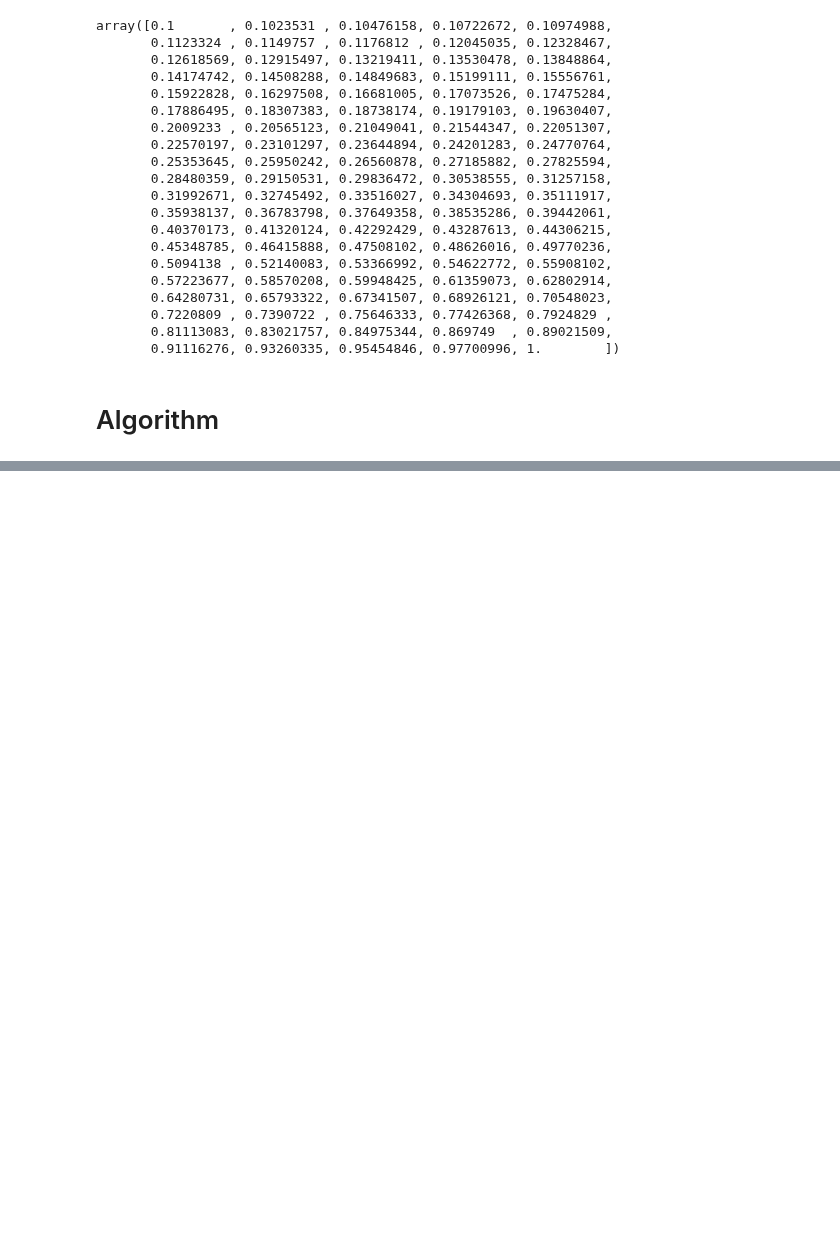
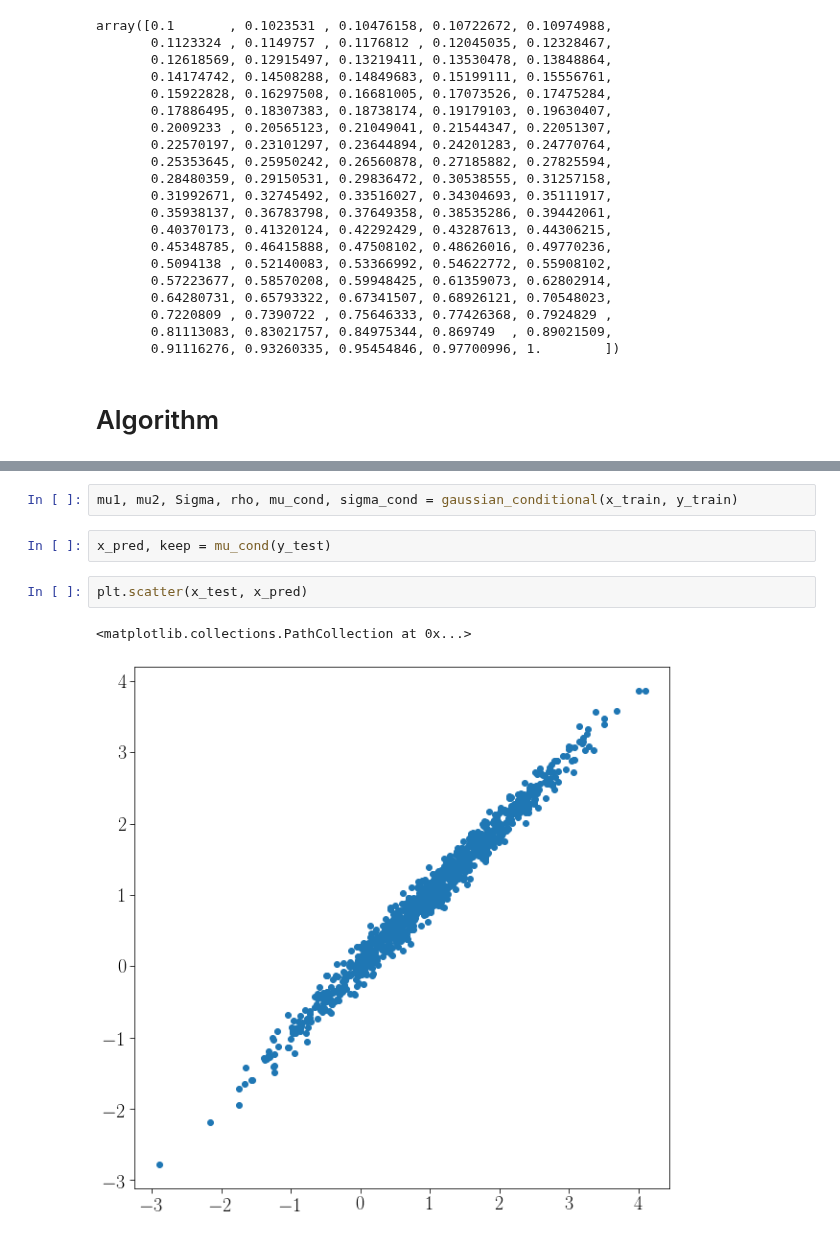
Before and after one commit to ismael-mendoza/nbody-relaxed, a Jupyter notebook: jupyter/gaussian_prediction.ipynb, the cells around one changed output, grey strips where cells are left out. Cells and saved outputs as stored; diff of their text form; blank space fills up the shorter version.

```diff
--- a/jupyter/gaussian_prediction.ipynb
+++ b/jupyter/gaussian_prediction.ipynb
@@ -296,0 +342,9 @@ def gaussian_conditional(x, am):
+# %%
+mu1, mu2, Sigma, rho, mu_cond, sigma_cond = gaussian_conditional(x_train, y_train)
+# %%
+x_pred, keep = mu_cond(y_test)
+# %%
+plt.scatter(x_test, x_pred)
+# %% [output]
+<matplotlib.collections.PathCollection at 0x...>
+[figure, added]
```
Also changed, not shown: parts of 22 cells of this notebook.
